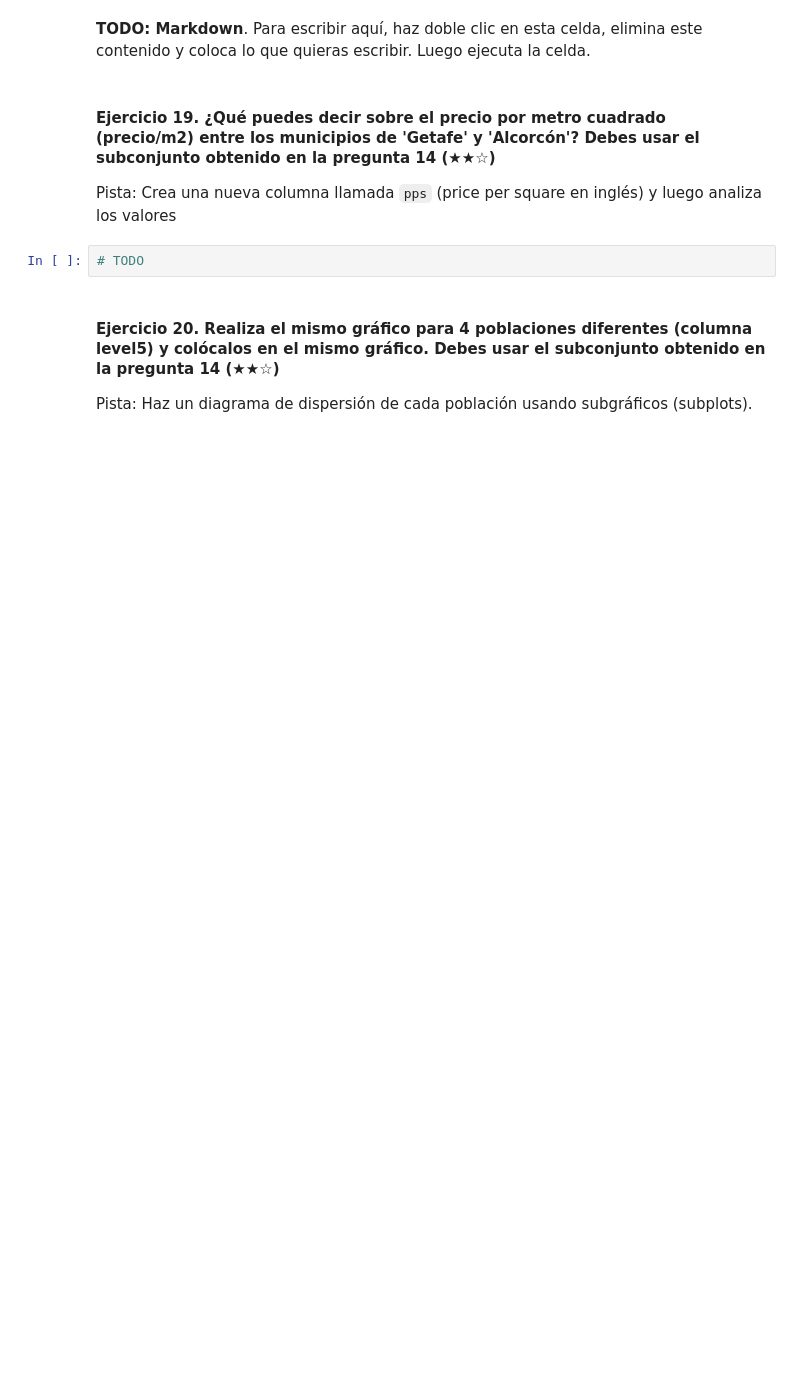
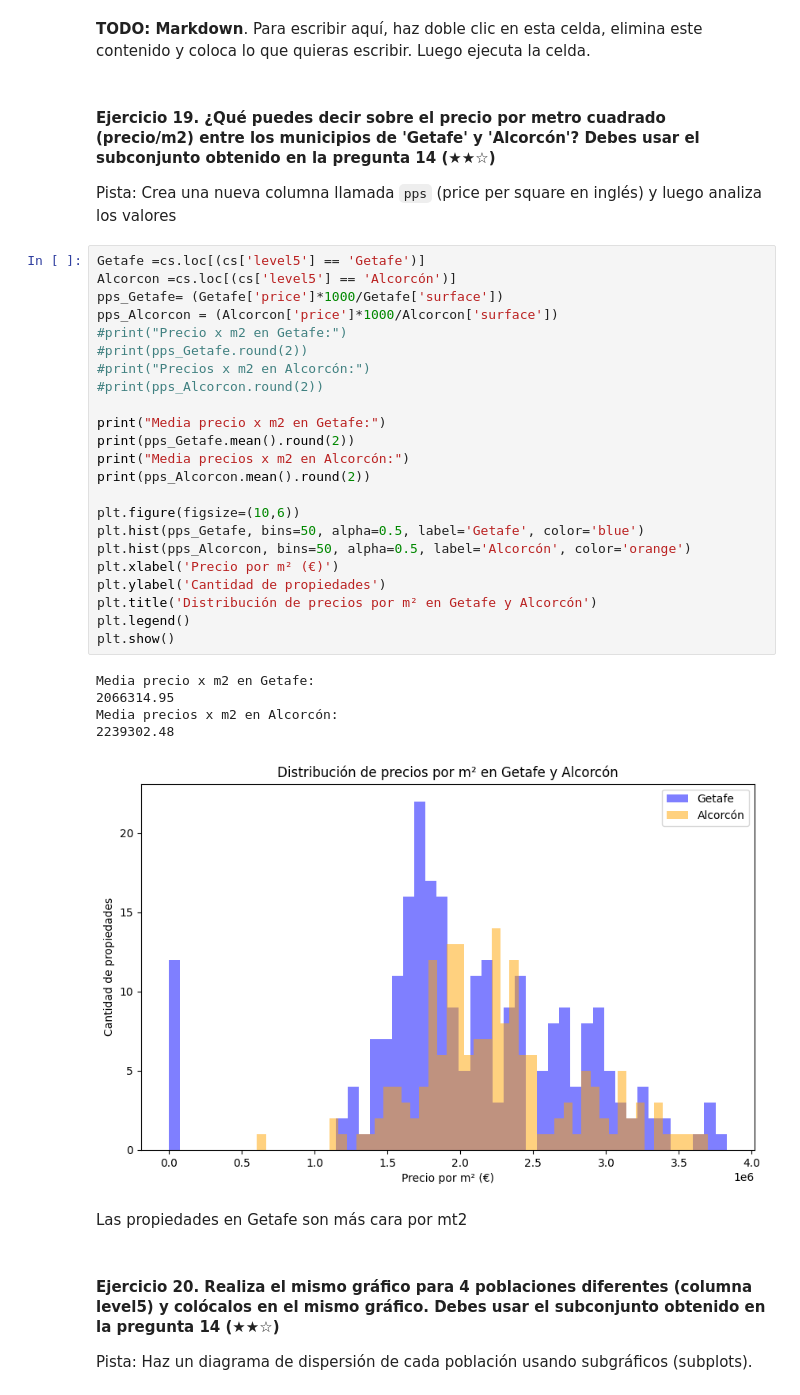
Before and after one commit to emecezeta/realestate-datacleanup-exercise, a Jupyter notebook: project.es.ipynb, the cells around one changed output. Saved outputs shown, nothing was run; the diff lists cells and outputs as text; blank space fills up the shorter version.

```diff
--- a/project.es.ipynb
+++ b/project.es.ipynb
@@ -340,7 +403,36 @@ Pista: Puedes ayudarte revisando la demostración multihist de Matplotlib.
 
 Pista: Crea una nueva columna llamada `pps` (price per square en inglés) y luego analiza los valores
 # %%
-# TODO
+Getafe =cs.loc[(cs['level5'] == 'Getafe')]
+Alcorcon =cs.loc[(cs['level5'] == 'Alcorcón')]
+pps_Getafe= (Getafe['price']*1000/Getafe['surface'])
+pps_Alcorcon = (Alcorcon['price']*1000/Alcorcon['surface'])
+#print("Precio x m2 en Getafe:")
+#print(pps_Getafe.round(2))
+#print("Precios x m2 en Alcorcón:")
+#print(pps_Alcorcon.round(2))
+
+print("Media precio x m2 en Getafe:")
+print(pps_Getafe.mean().round(2))
+print("Media precios x m2 en Alcorcón:")
+print(pps_Alcorcon.mean().round(2))
+
+plt.figure(figsize=(10,6))
+plt.hist(pps_Getafe, bins=50, alpha=0.5, label='Getafe', color='blue')
+plt.hist(pps_Alcorcon, bins=50, alpha=0.5, label='Alcorcón', color='orange')
+plt.xlabel('Precio por m² (€)')
+plt.ylabel('Cantidad de propiedades')
+plt.title('Distribución de precios por m² en Getafe y Alcorcón')
+plt.legend()
+plt.show()
+# %% [output]
+Media precio x m2 en Getafe:
+2066314.95
+Media precios x m2 en Alcorcón:
+2239302.48
+[figure, added]
+# %% [markdown]
+Las propiedades en Getafe son más cara por mt2
 # %% [markdown]
 #### Ejercicio 20. Realiza el mismo gráfico para 4 poblaciones diferentes (columna level5) y colócalos en el mismo gráfico. Debes usar el subconjunto obtenido en la pregunta 14 (★★☆)
 Pista: Haz un diagrama de dispersión de cada población usando subgráficos (subplots).
```
Also changed, not shown: parts of 10 cells of this notebook.
